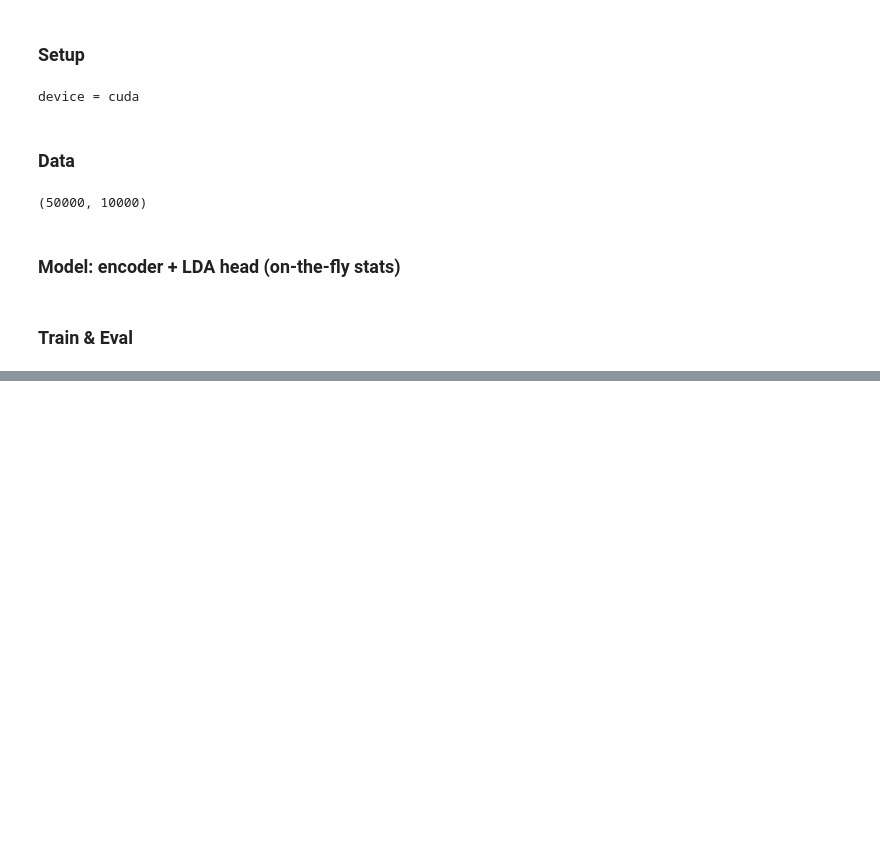
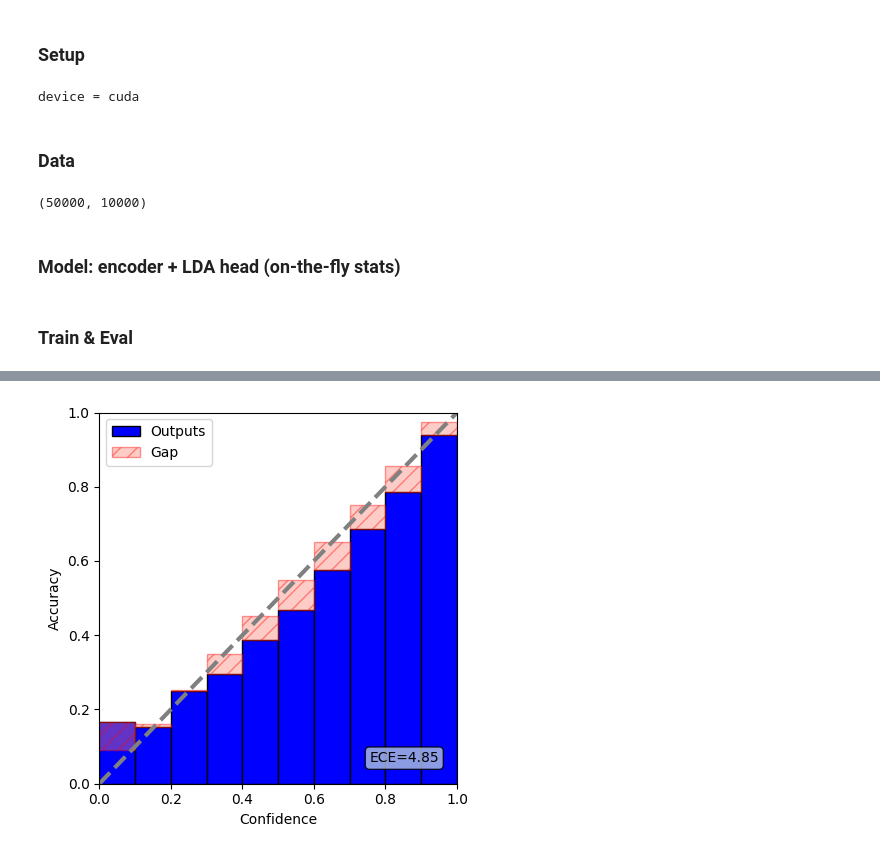
Before and after one commit to zh3nis/simplex-lda, a Jupyter notebook: CIFAR100.ipynb, the cells around one changed output, grey strips where cells are left out. Saved outputs shown, nothing was run; the diff lists cells and outputs as text; code cells hidden in the pictures; blank space fills up the shorter version.

```diff
--- a/CIFAR100.ipynb
+++ b/CIFAR100.ipynb
@@ -133,0 +177,60 @@ for epoch in range(1, 101):
+# %%
+import numpy as np
+import matplotlib.pyplot as plt
+
+model.eval()
+conf_list = []
+pred_list = []
+label_list = []
+with torch.no_grad():
+    for x, y in test_ld:
+        x, y = x.to(device), y.to(device)
+        logits = model(x)
+        probs = F.softmax(logits, dim=1)
+        conf, pred = probs.max(1)
+        conf_list.append(conf.cpu())
+        pred_list.append(pred.cpu())
+        label_list.append(y.cpu())
+
+conf = torch.cat(conf_list).numpy()
+pred = torch.cat(pred_list).numpy()
+labels = torch.cat(label_list).numpy()
+correct = (pred == labels).astype(np.float32)
+
+n_bins = 10
+bins = np.linspace(0.0, 1.0, n_bins + 1)
+bin_ids = np.digitize(conf, bins[1:-1], right=True)
+
+bin_acc = np.zeros(n_bins, dtype=np.float32)
+bin_conf = np.zeros(n_bins, dtype=np.float32)
+bin_frac = np.zeros(n_bins, dtype=np.float32)
+
+for b in range(n_bins):
+    mask = bin_ids == b
+    if mask.any():
+        bin_acc[b] = correct[mask].mean()
+        bin_conf[b] = conf[mask].mean()
+        bin_frac[b] = mask.mean()
+
+ece = np.sum(np.abs(bin_acc - bin_conf) * bin_frac)
+
+bin_centers = (bins[:-1] + bins[1:]) / 2
+bin_width = bins[1] - bins[0]
+
+plt.figure(figsize=(4.5, 4.5))
+plt.plot([0, 1], [0, 1], '--', color='gray', linewidth=3)
+plt.bar(bin_centers, bin_acc, width=bin_width, color='blue', edgecolor='black', label='Outputs')
+gap = bin_conf - bin_acc
+plt.bar(bin_centers, gap, bottom=bin_acc, width=bin_width, color='salmon', edgecolor='red',
+        alpha=0.4, hatch='//', label='Gap')
+plt.xlabel('Confidence')
+plt.ylabel('Accuracy')
+plt.xlim(0, 1)
+plt.ylim(0, 1)
+plt.legend(loc='upper left')
+plt.text(0.95, 0.05, f'ECE={ece*100:.2f}', ha='right', va='bottom',
+         bbox=dict(boxstyle='round', facecolor='lightsteelblue', alpha=0.8))
+plt.tight_layout()
+plt.savefig('plots/cifar100_reliability_diagram.png', dpi=600)
+# %% [output]
+[figure, added]
```
Also changed, not shown: parts of 4 cells of this notebook, 3 other files.
